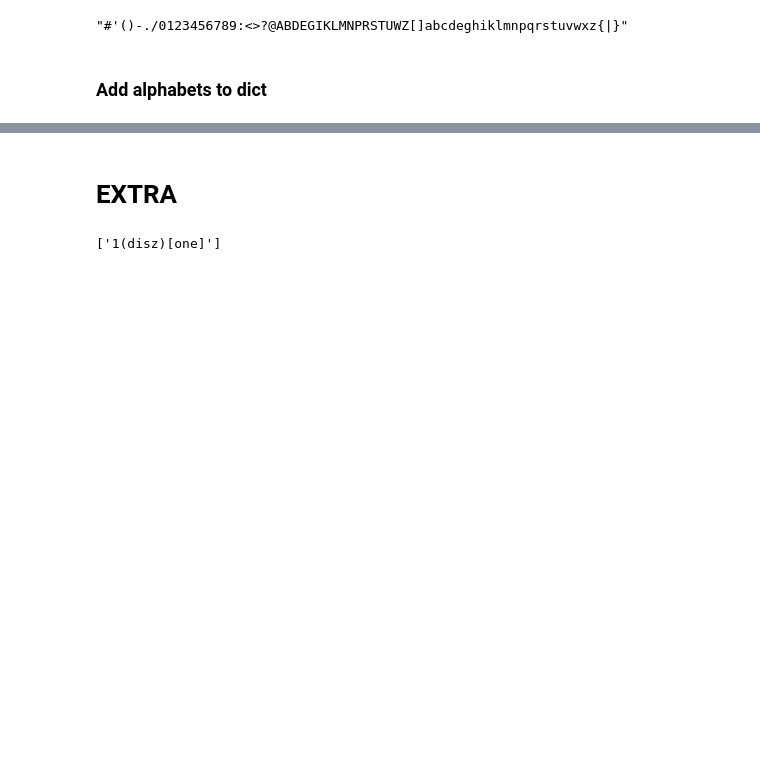
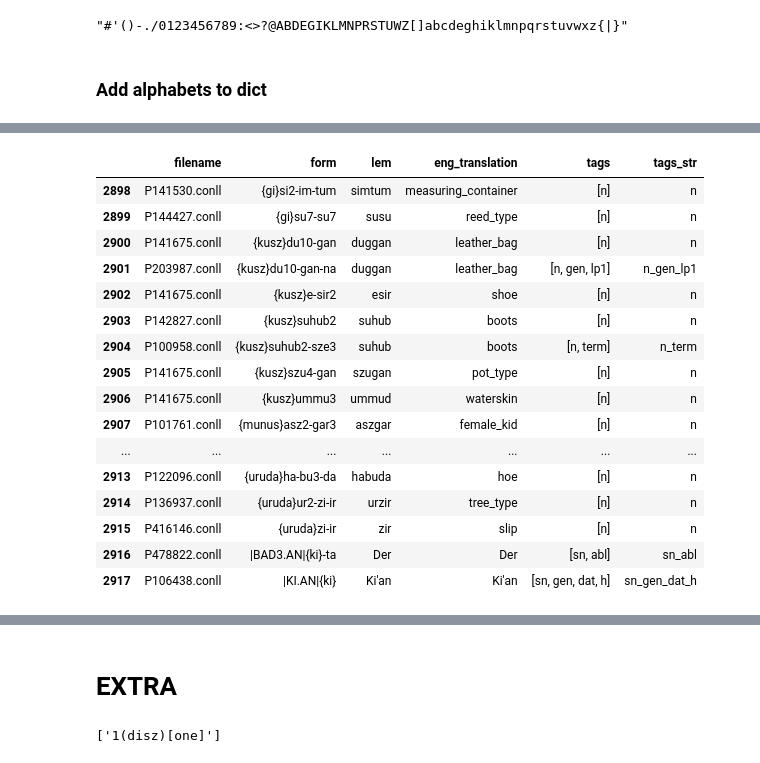
Before and after one commit to mr-martian/apertium-sux, a Jupyter notebook: sux_preprocessing.ipynb, the cells around one changed output, grey strips where cells are left out. Saved outputs shown, nothing was run; the diff lists cells and outputs as text; code cells hidden in the pictures; blank space fills up the shorter version.

```diff
--- a/sux_preprocessing.ipynb
+++ b/sux_preprocessing.ipynb
@@ -332,0 +406,3 @@ with open (sux_dix_name, "wb") as f :
+# %%
+extracted_sux_eng =  extracted_df[['filename','form','lem','eng_translation','tags']]
+extracted_sux_eng.head()
@@ -332,0 +420,2 @@ with open (sux_dix_name, "wb") as f :
+# %%
+extracted_sux_eng['tags_str'] = extracted_sux_eng['tags'].apply(lambda x:"_".join(x))
@@ -332,0 +438,6 @@ with open (sux_dix_name, "wb") as f :
+# %%
+# extracted_sux_eng_unique = extracted_sux_eng.drop_duplicates(subset=['form','tags_str'])
+extracted_sux_eng_unique = extracted_sux_eng.drop_duplicates(subset=['form','tags_str'])
+extracted_sux_eng_unique = extracted_sux_eng_unique[extracted_sux_eng_unique['tags_str']!='']
+extracted_sux_eng_unique = extracted_sux_eng_unique[extracted_sux_eng_unique['tags_str']!='_']
+extracted_sux_eng_unique.shape
@@ -332,0 +463,20 @@ with open (sux_dix_name, "wb") as f :
+# %%
+extracted_sux_eng_unique_sort.tail(20)
+# %% [output]
+|  | filename | form | lem | eng_translation | tags | tags_str |
+| 2898 | P141530.conll | {gi}si2-im-tum | simtum | measuring_container | [n] | n |
+| 2899 | P144427.conll | {gi}su7-su7 | susu | reed_type | [n] | n |
+| 2900 | P141675.conll | {kusz}du10-gan | duggan | leather_bag | [n] | n |
+| 2901 | P203987.conll | {kusz}du10-gan-na | duggan | leather_bag | [n, gen, lp1] | n_gen_lp1 |
+| 2902 | P141675.conll | {kusz}e-sir2 | esir | shoe | [n] | n |
+| 2903 | P142827.conll | {kusz}suhub2 | suhub | boots | [n] | n |
+| 2904 | P100958.conll | {kusz}suhub2-sze3 | suhub | boots | [n, term] | n_term |
+| 2905 | P141675.conll | {kusz}szu4-gan | szugan | pot_type | [n] | n |
+| 2906 | P141675.conll | {kusz}ummu3 | ummud | waterskin | [n] | n |
+| 2907 | P101761.conll | {munus}asz2-gar3 | aszgar | female_kid | [n] | n |
+| ... | ... | ... | ... | ... | ... | ... |
+| 2913 | P122096.conll | {uruda}ha-bu3-da | habuda | hoe | [n] | n |
+| 2914 | P136937.conll | {uruda}ur2-zi-ir | urzir | tree_type | [n] | n |
+| 2915 | P416146.conll | {uruda}zi-ir | zir | slip | [n] | n |
+| 2916 | P478822.conll | |BAD3.AN|{ki}-ta | Der | Der | [sn, abl] | sn_abl |
+| 2917 | P106438.conll | |KI.AN|{ki} | Ki'an | Ki'an | [sn, gen, dat, h] | sn_gen_dat_h |
```
Also changed, not shown: parts of 77 cells of this notebook, 11 other files.
